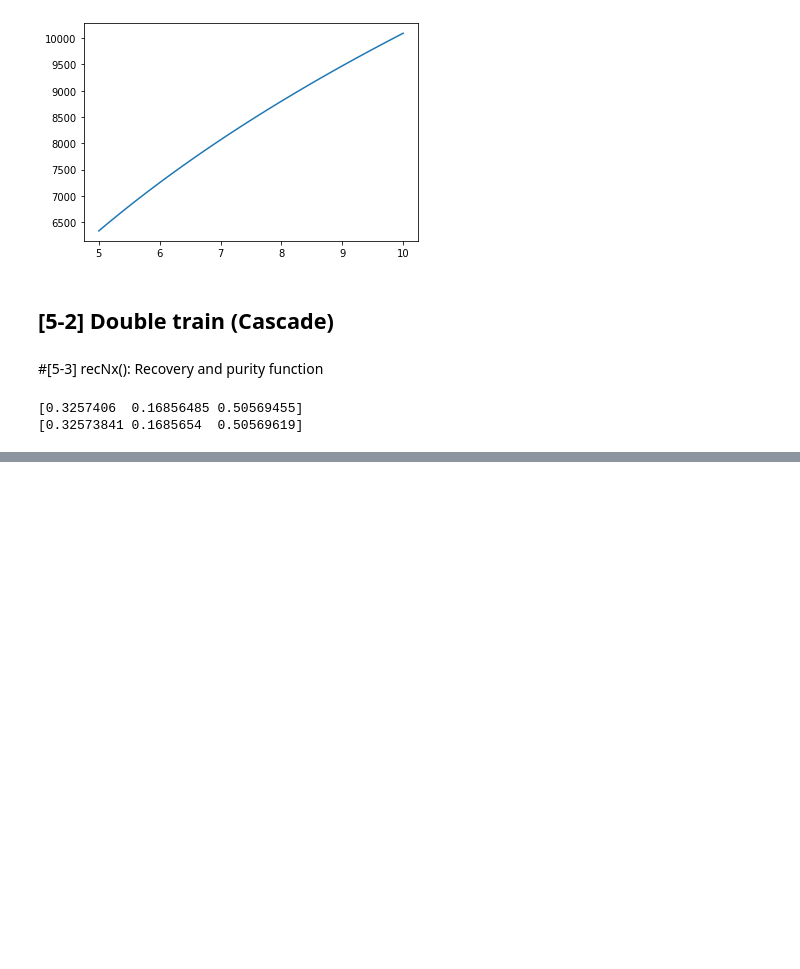
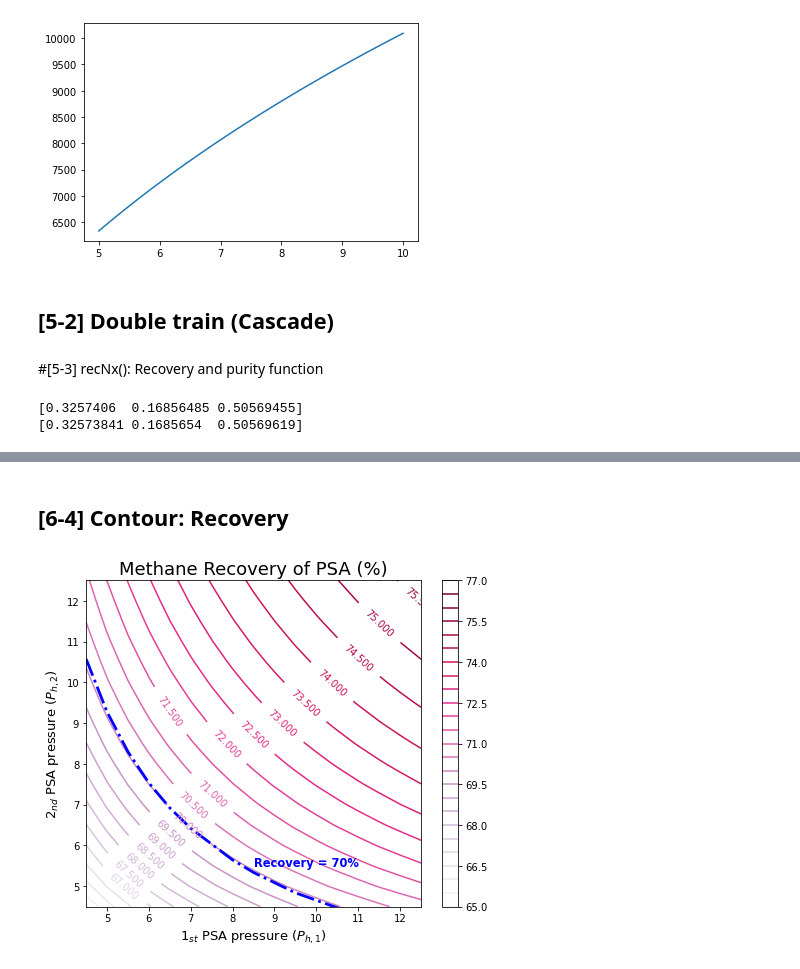
Before and after one commit to sebygaa/adsorption, a Jupyter notebook: Ideal_PSA_zeo_200925_04_Cascasde.ipynb, the cells around one changed output, grey strips where cells are left out. Drawn from its saved outputs; the diff is of its cells as text; code cells hidden in the pictures; blank space fills up the shorter version.

```diff
--- a/Ideal_PSA_zeo_200925_04_Cascasde.ipynb
+++ b/Ideal_PSA_zeo_200925_04_Cascasde.ipynb
@@ -395,0 +391,20 @@ for p1 in Ph1_list:
+# %%
+Ph1_arr = np.linspace(4.5,14.5, 21)
+Ph2_arr = np.linspace(4.5,14.5, 21)
+E_res_arr = np.zeros([len(Ph1_arr),len(Ph2_arr)])
+Rec_res_arr = np.zeros([len(Ph1_arr),len(Ph2_arr)])
+Ph2_crt = np.zeros(len(Ph1_arr))
+c1 = 0
+for p1 in Ph1_arr:
+    c2 = 0
+    swc = 1
+    for p2 in Ph2_arr:
+        E_tmp,Rec_tmp =PSA2(p1,p2,Pl_tmp,Pf_tmp, isot_tmp,dh_tmp,
+                            T_tri,[0.7,0.1,0.2],298.15)
+        E_res_arr[c1,c2] = E_tmp
+        Rec_res_arr[c1,c2] = Rec_tmp
+        if Rec_tmp > 70 and swc > 0.8:
+            swc = 0
+            Ph2_crt[c2] = Ph2_arr[c2]
+        c2 = c2 +1
+    c1=c1+1
@@ -395,0 +466,24 @@ for p1 in Ph1_list:
+# %% [markdown]
+## [6-4] Contour: Recovery
+# %%
+fig2,ax2 = plt.subplots(figsize = [7.5,6])
+ctr2 = ax2.contour(Ph1_arr,Ph2_arr,Rec_res_arr,levels = 25,cmap="PuRd")
+#ctr2 = ax2.contour(Ph1_arr,Ph2_arr,Rec_res_arr,levels = 25,colors= 'k')
+fig2.colorbar(ctr2,ax = ax2)
+ax2.plot(p1_sort, p2_sort,'b-.',lw = 2.8 )
+ax2.clabel(ctr2)
+ax2.text(8.5,5.50,'Recovery = 70%',
+         fontdict = {'size':11.5,'color': 'blue','weight':'bold'})
+ax2.set_xlabel('$1_{st}$ PSA pressure ($P_{h,1}$)',fontsize = 13)
+ax2.set_ylabel('$2_{nd}$ PSA pressure ($P_{h,2}$)',fontsize = 13)
+ax2.set_title('Methane Recovery of PSA (%)',fontsize = 18)
+## x and y axis
+ax2.set_xlim(4.5,12.5)
+ax2.set_ylim(4.5,12.5)
+ax2.set_xticks([5,6,7,8,9,10,11,12])
+ax2.set_yticks([5,6,7,8,9,10,11,12])
+fig2.show()
+os.chdir(bas_path)
+fig2.savefig('Rec_dualPSA.png')
+# %% [output]
+[figure, added]
```
Also changed, not shown: parts of 12 cells of this notebook.
